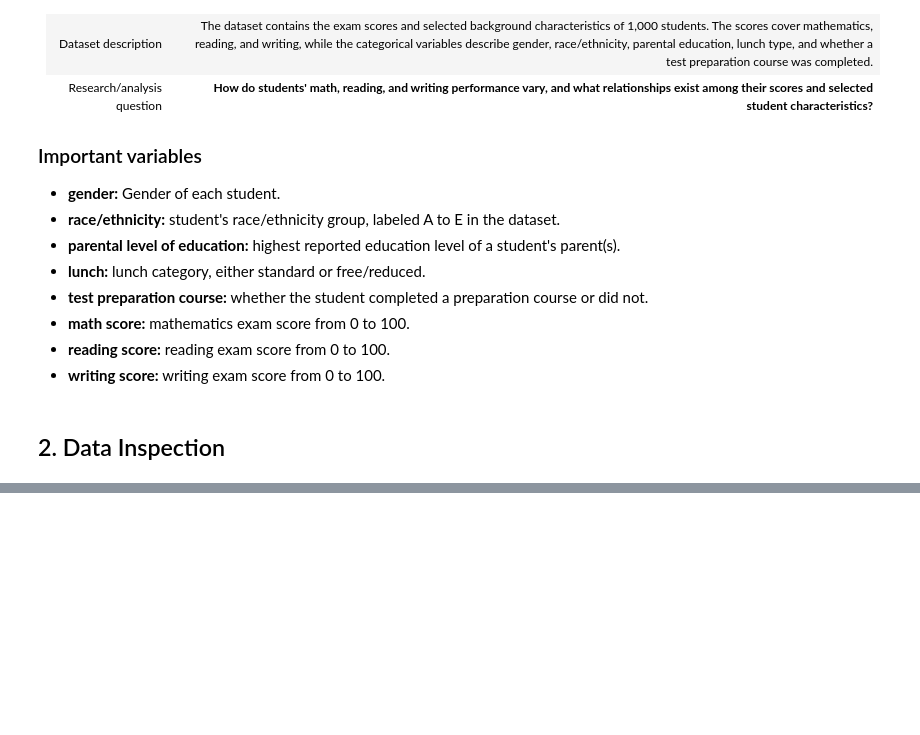
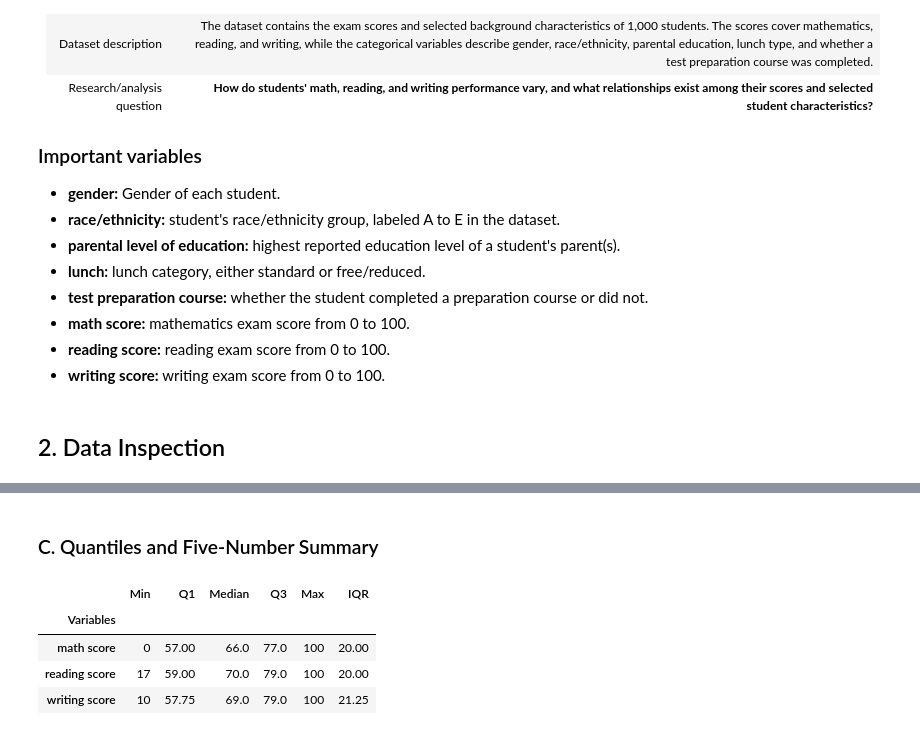
Before and after one commit to WeirdBlueFish/Students_Performance_in_Exams, a Jupyter notebook: main.ipynb, the cells around one changed output, grey strips where cells are left out. Cells and saved outputs as stored; diff of their text form; code cells hidden in the pictures; blank space fills up the shorter version.

```diff
--- a/main.ipynb
+++ b/main.ipynb
@@ -72,0 +222,20 @@ Shape: (1000, 8)
+# %% [markdown]
+### C. Quantiles and Five-Number Summary
+# %%
+five_nums = pd.DataFrame({
+    'Min': df[num_cols].min(),
+    'Q1': df[num_cols].quantile(0.25),
+    'Median': df[num_cols].median(),
+    'Q3': df[num_cols].quantile(0.75),
+    'Max': df[num_cols].max()
+})
+
+five_nums['IQR'] = five_nums['Q3'] - five_nums['Q1']
+five_nums.index.name = 'Variables'
+display(five_nums)
+# %% [output]
+|  | Min | Q1 | Median | Q3 | Max | IQR |
+| Variables |  |  |  |  |  |  |
+| math score | 0 | 57.00 | 66.0 | 77.0 | 100 | 20.00 |
+| reading score | 17 | 59.00 | 70.0 | 79.0 | 100 | 20.00 |
+| writing score | 10 | 57.75 | 69.0 | 79.0 | 100 | 21.25 |
```
Also changed, not shown: parts of 16 cells of this notebook.
